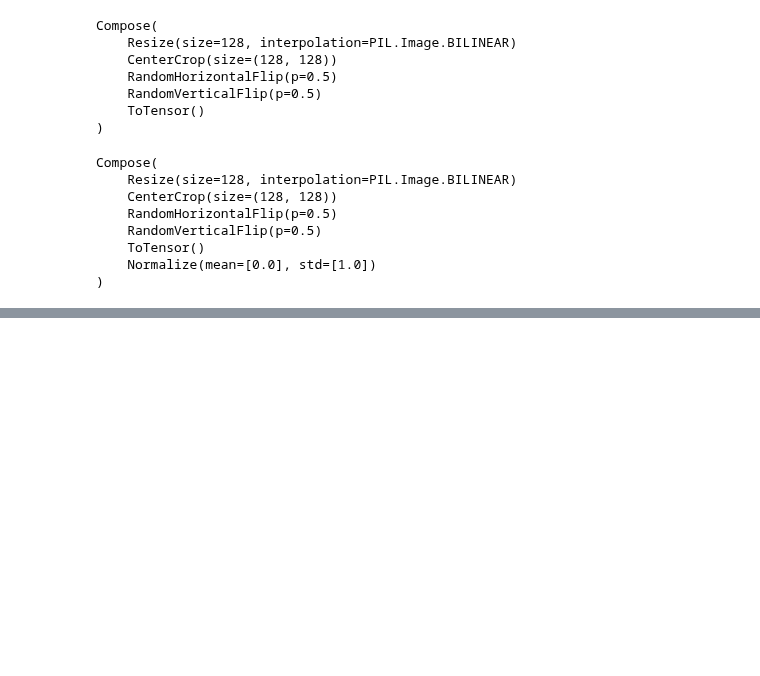
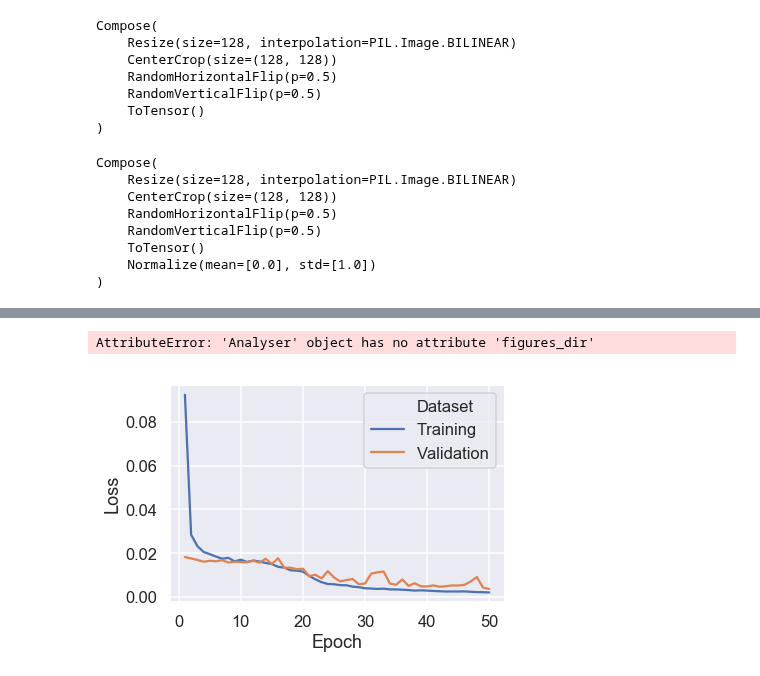
Before and after one commit to stathius/wave_propagation, a Jupyter notebook: notebooks/Debug AR_LSTM.ipynb, the cells around one changed output, grey strips where cells are left out. Drawn from its saved outputs; the diff is of its cells as text; code cells hidden in the pictures; blank space fills up the shorter version.

```diff
--- a/notebooks/Debug AR_LSTM.ipynb
+++ b/notebooks/Debug AR_LSTM.ipynb
@@ -177,0 +178,5 @@ FileNotFoundError: [Errno 2] No such file or directory: '/home/s1680171/wave_pro
+# %%
+anl.plot_validation_loss()
+# %% [output]
+AttributeError: 'Analyser' object has no attribute 'figures_dir'
+[figure, added]
```
Also changed, not shown: parts of 2 cells of this notebook.
